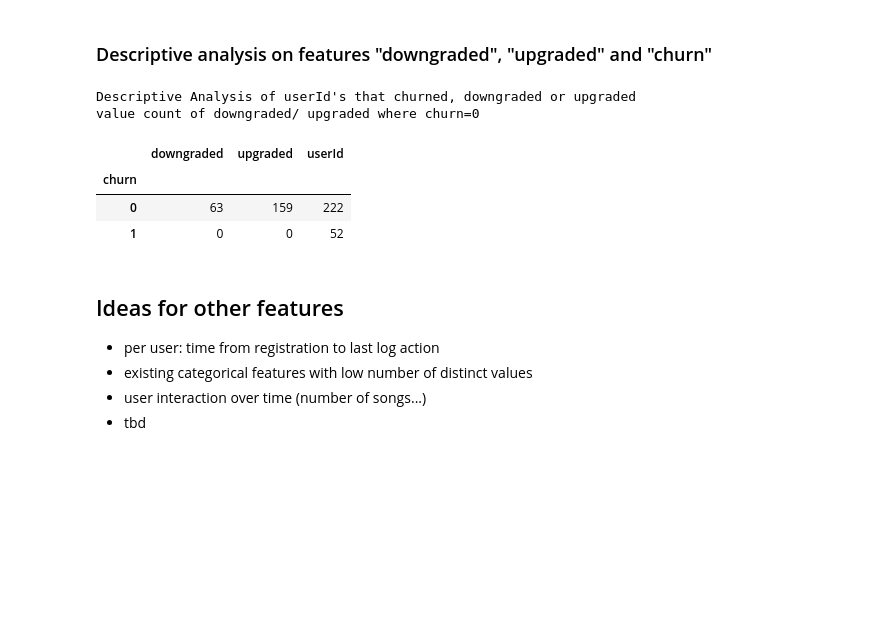
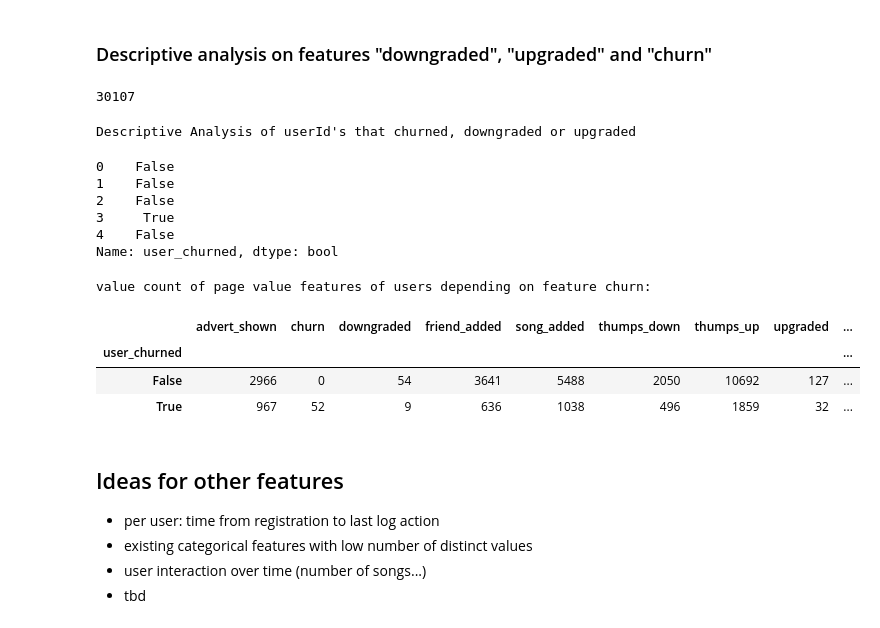
Before and after one commit to bofflord/sparkify, a Jupyter notebook: Sparkify.ipynb, the cells around one changed output. Drawn from its saved outputs; the diff is of its cells as text; code cells hidden in the pictures; blank space fills up the shorter version.

```diff
--- a/Sparkify.ipynb
+++ b/Sparkify.ipynb
@@ -610,0 +639,3 @@ user_log_valid = user_log_valid.withColumn("upgraded", flag_upgrade_event("page"
+# %%
+# testing only
+test_df = user_log_valid
@@ -611,22 +676,66 @@ user_log_valid = user_log_valid.withColumn("upgraded", flag_upgrade_event("page"
 # %% [markdown]
 ### Descriptive analysis on features "downgraded", "upgraded" and "churn"
+# %%
+test_df.select(subset_list).filter(
+    (test_df["churn"]==1) |
+    (test_df["downgraded"]==1) |
+    (test_df["advert_shown"]==1) |
+    (test_df["thumps_down"]==1) |
+    (test_df["thumps_up"]==1) |
+    (test_df["friend_added"]==1) |
+    (test_df["song_added"]==1) |
+    (test_df["upgraded"]==1)).count()
+# %% [output]
+30107
 # %%
 print("Descriptive Analysis of userId's that churned, downgraded or upgraded")
-pd_df= user_log_valid.select("userId", "churn", "downgraded", "upgraded").filter((user_log_valid["churn"]==1) | (user_log_valid["downgraded"]==1) | (user_log_valid["upgraded"]==1)).toPandas()
-print("value count of downgraded/ upgraded where churn=0")
-value_count = pd_df.pivot_table(index="churn", values=[ "userId", "downgraded", "upgraded"], aggfunc={
-    "userId": "count",
-    "downgraded": np.sum,
-    "upgraded": np.sum
-})
-value_count
+#pd_df= user_log_valid.select("userId", "churn", "downgraded", "upgraded").filter((user_log_valid["churn"]==1) | (user_log_valid["downgraded"]==1) | (user_log_valid["upgraded"]==1)).toPandas()
+subset_list = list(page_value_feature_dict.values())
+subset_list.append("userId")
+#pd_df = test_df.dropna(how = "all", subset = subset_list).toPandas()
+pd_df = test_df.select(subset_list).filter(
+    (test_df["churn"]==1) |
+    (test_df["downgraded"]==1) |
+    (test_df["advert_shown"]==1) |
+    (test_df["thumps_down"]==1) |
+    (test_df["thumps_up"]==1) |
+    (test_df["friend_added"]==1) |
+    (test_df["song_added"]==1) |
+    (test_df["upgraded"]==1)).toPandas()
 # %% [output]
 Descriptive Analysis of userId's that churned, downgraded or upgraded
-value count of downgraded/ upgraded where churn=0
-|  | downgraded | upgraded | userId |
-| churn |  |  |  |
-| 0 | 63 | 159 | 222 |
-| 1 | 0 | 0 | 52 |
+# %%
+def check_churn(userId):
+    return True if (pd_df["churn"][pd_df["userId"]==userId].max() >=1) else False
+
+pd_df["user_churned"] = pd_df["userId"].apply(lambda user: check_churn(user))
+# %% [output]
+0    False
+1    False
+2    False
+3     True
+4    False
+Name: user_churned, dtype: bool
+# %%
+print("value count of page value features of users depending on feature churn:")
+value_count = pd_df.pivot_table(index="user_churned", values=subset_list, aggfunc={
+    "userId": pd.Series.nunique,
+    "churn" : np.sum,
+    "downgraded": np.sum,
+    "upgraded": np.sum,
+    'advert_shown': np.sum,
+    'thumps_down': np.sum,
+    'thumps_up': np.sum,
+    'friend_added': np.sum,
+    'song_added': np.sum
+})
+value_count.head()
+# %% [output]
+value count of page value features of users depending on feature churn:
+|  | advert_shown | churn | downgraded | friend_added | song_added | thumps_down | thumps_up | upgraded | ... |
+| user_churned |  |  |  |  |  |  |  |  | ... |
+| False | 2966 | 0 | 54 | 3641 | 5488 | 2050 | 10692 | 127 | ... |
+| True | 967 | 52 | 9 | 636 | 1038 | 496 | 1859 | 32 | ... |
 # %% [markdown]
 ## Ideas for other features
 * per user: time from registration to last log action
```
Also changed, not shown: parts of 24 cells of this notebook, 1 other file.
